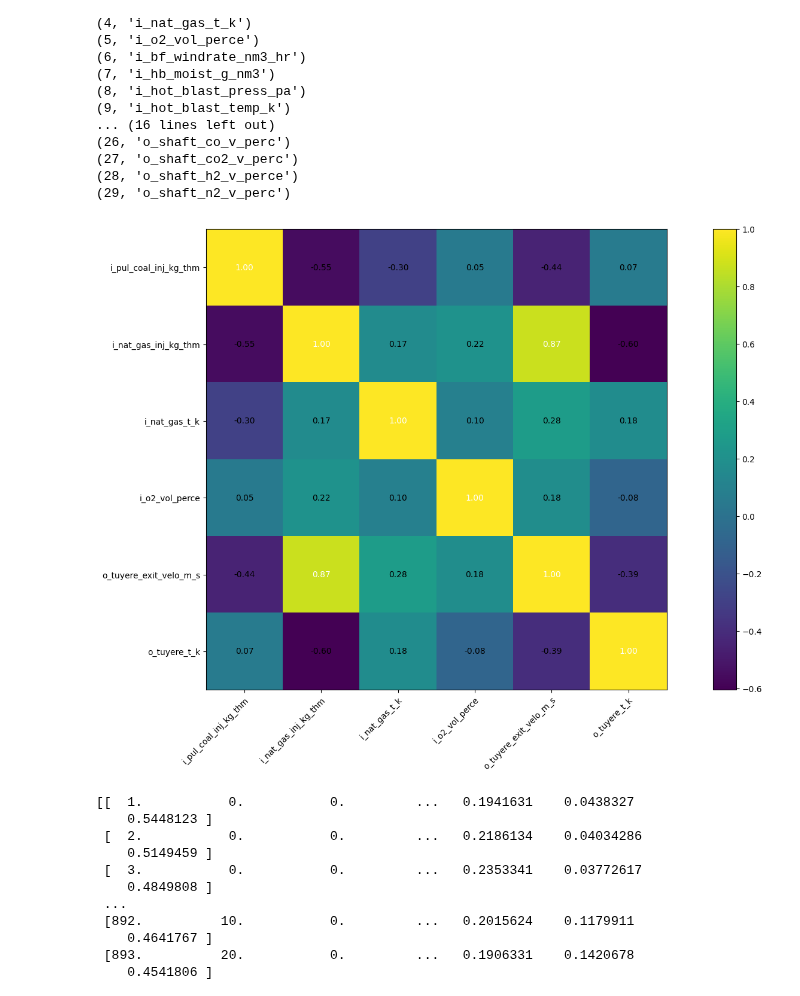
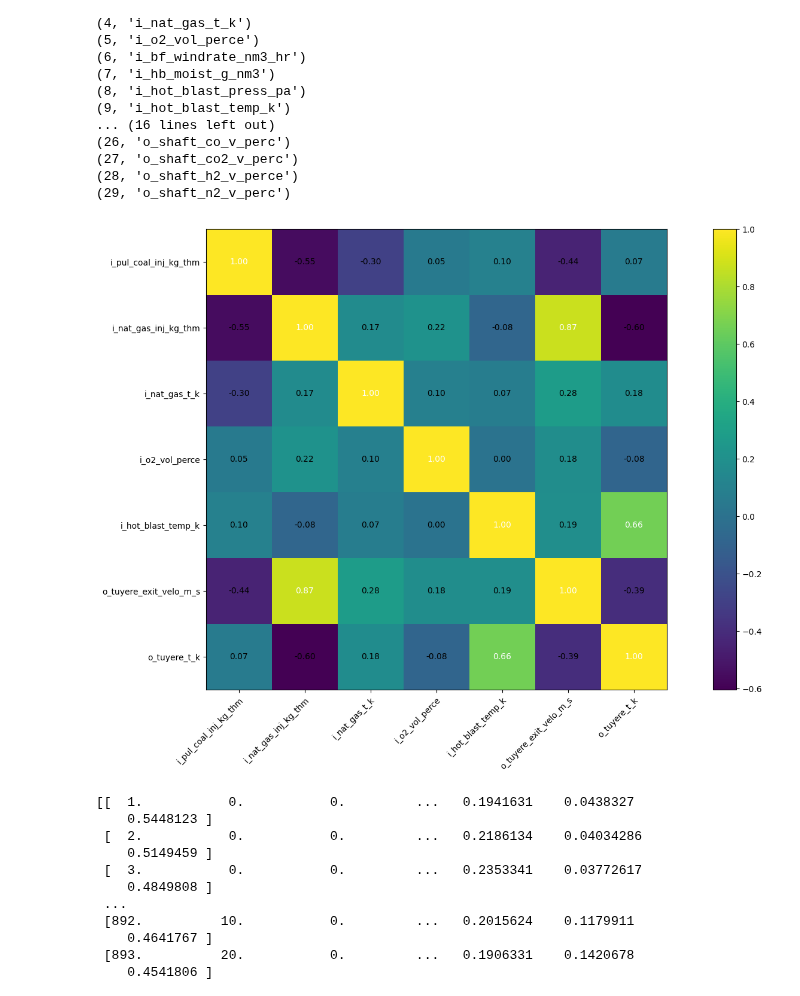
Before and after one commit to rcalix1/ProbabilityDensityFunctionsFromNeuralNets, a Jupyter notebook: experiments/2023/may2023/tuyere.894.MultiOutput.ipynb, the cells around one changed output. Cells and saved outputs as stored; diff of their text form; code cells hidden in the pictures.

```diff
--- a/experiments/2023/may2023/tuyere.894.MultiOutput.ipynb
+++ b/experiments/2023/may2023/tuyere.894.MultiOutput.ipynb
@@ -139,12 +141,12 @@ PDFshapingOBJ.print_headers_list()
 # %%
 
 PDFshapingOBJ.list_of_selected_column_names = [ 'i_pul_coal_inj_kg_thm',
-                'i_nat_gas_inj_kg_thm', 'i_nat_gas_t_k', 'i_o2_vol_perce',
+                'i_nat_gas_inj_kg_thm', 'i_nat_gas_t_k', 'i_o2_vol_perce', 'i_hot_blast_temp_k',
                 'o_tuyere_exit_velo_m_s', 'o_tuyere_t_k']
 
 PDFshapingOBJ.print_correlation_coefficients()
 # %% [output]
-[figure, old version]
+[figure, new version]
 # %%
 
 PDFshapingOBJ.convert_pd_data_to_numpy()
```
Also changed, not shown: parts of 13 cells of this notebook.
